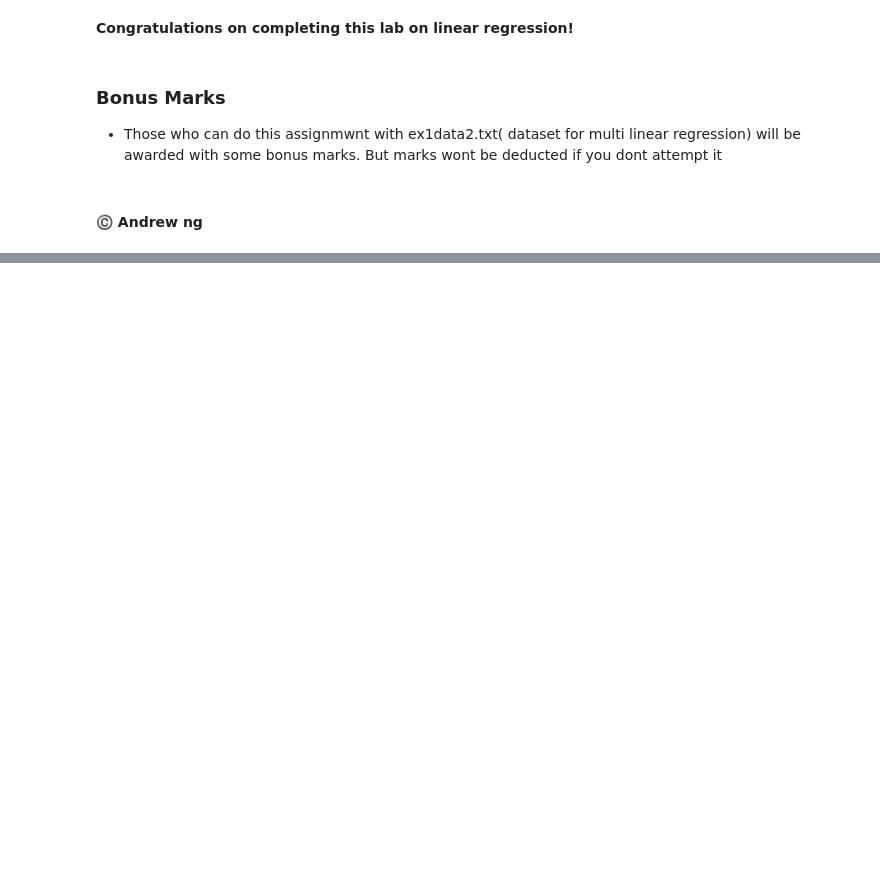
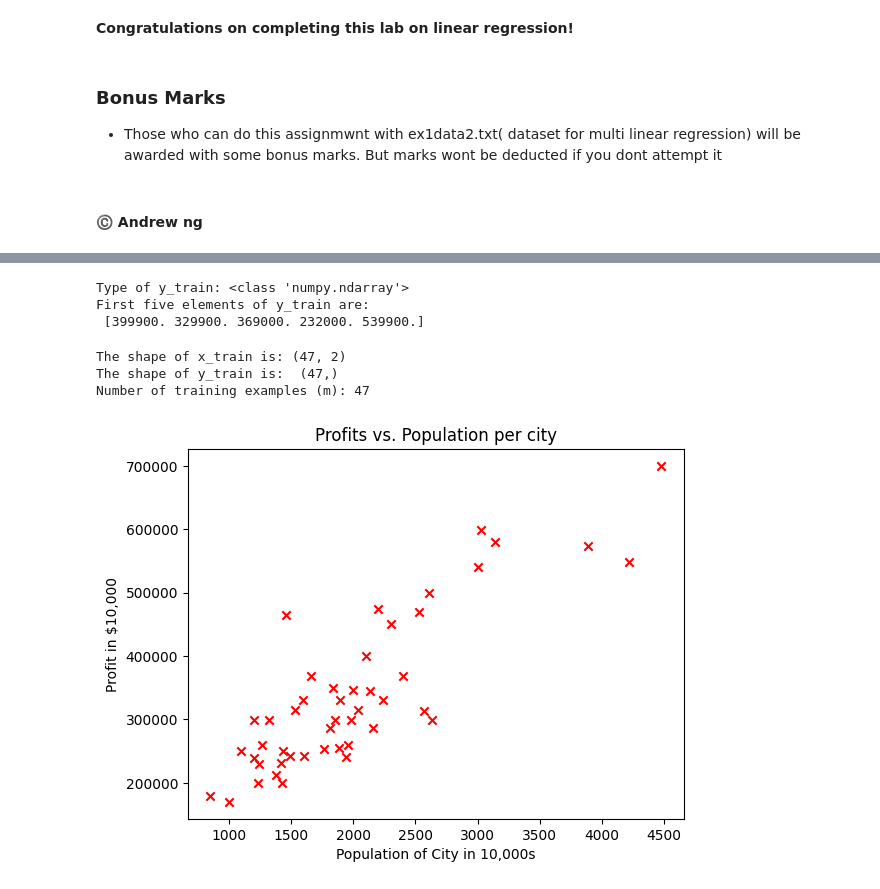
Before and after one commit to ANAS-TAAHIR/Assignments, a Jupyter notebook: Assignment 3 - Regression Using Gradinet Descent/Regression_GD_.ipynb, the cells around one changed output, grey strips where cells are left out. Saved outputs shown, nothing was run; the diff lists cells and outputs as text; code cells hidden in the pictures; blank space fills up the shorter version.

Commit message:
multiple regression updated

```diff
--- a/Assignment 3 - Regression Using Gradinet Descent/Regression_GD_.ipynb
+++ b/Assignment 3 - Regression Using Gradinet Descent/Regression_GD_.ipynb
@@ -570,0 +577,4 @@ Q3 : Explain gradient descent acording to your understanding in your own words
+# %%
+# load the dataset
+from utils import load_data_multi
+x_train, y_train = load_data_multi()
@@ -570,0 +592,30 @@ Q3 : Explain gradient descent acording to your understanding in your own words
+# %%
+print("Type of y_train:",type(y_train))
+print("First five elements of y_train are:\n", y_train[:5])
+# %% [output]
+Type of y_train: <class 'numpy.ndarray'>
+First five elements of y_train are:
+ [399900. 329900. 369000. 232000. 539900.]
+# %%
+# shape of variables
+print ('The shape of x_train is:', x_train.shape)
+print ('The shape of y_train is: ', y_train.shape)
+print ('Number of training examples (m):', len(x_train))
+# %% [output]
+The shape of x_train is: (47, 2)
+The shape of y_train is:  (47,)
+Number of training examples (m): 47
+# %%
+# plot the data
+plt.scatter(x_train[:,0], y_train, marker='x', c='r')
+
+# Set the title
+plt.title("Profits vs. Population per city")
+# Set the y-axis label
+plt.ylabel('Profit in $10,000')
+
+# Set the x-axis label
+plt.xlabel('Population of City in 10,000s')
+plt.show()
+# %% [output]
+[figure, added]
```
Also changed, not shown: parts of 13 cells of this notebook.
